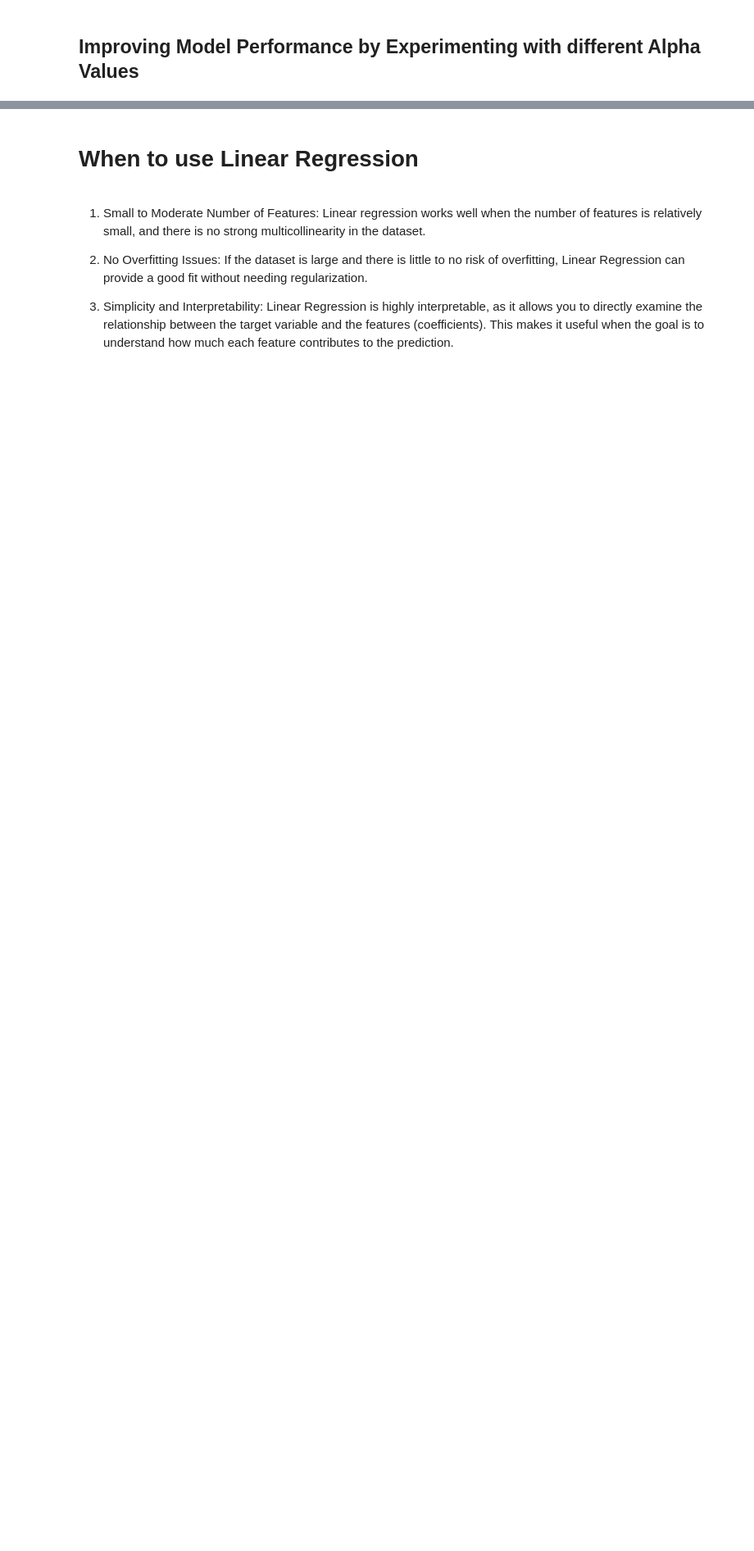
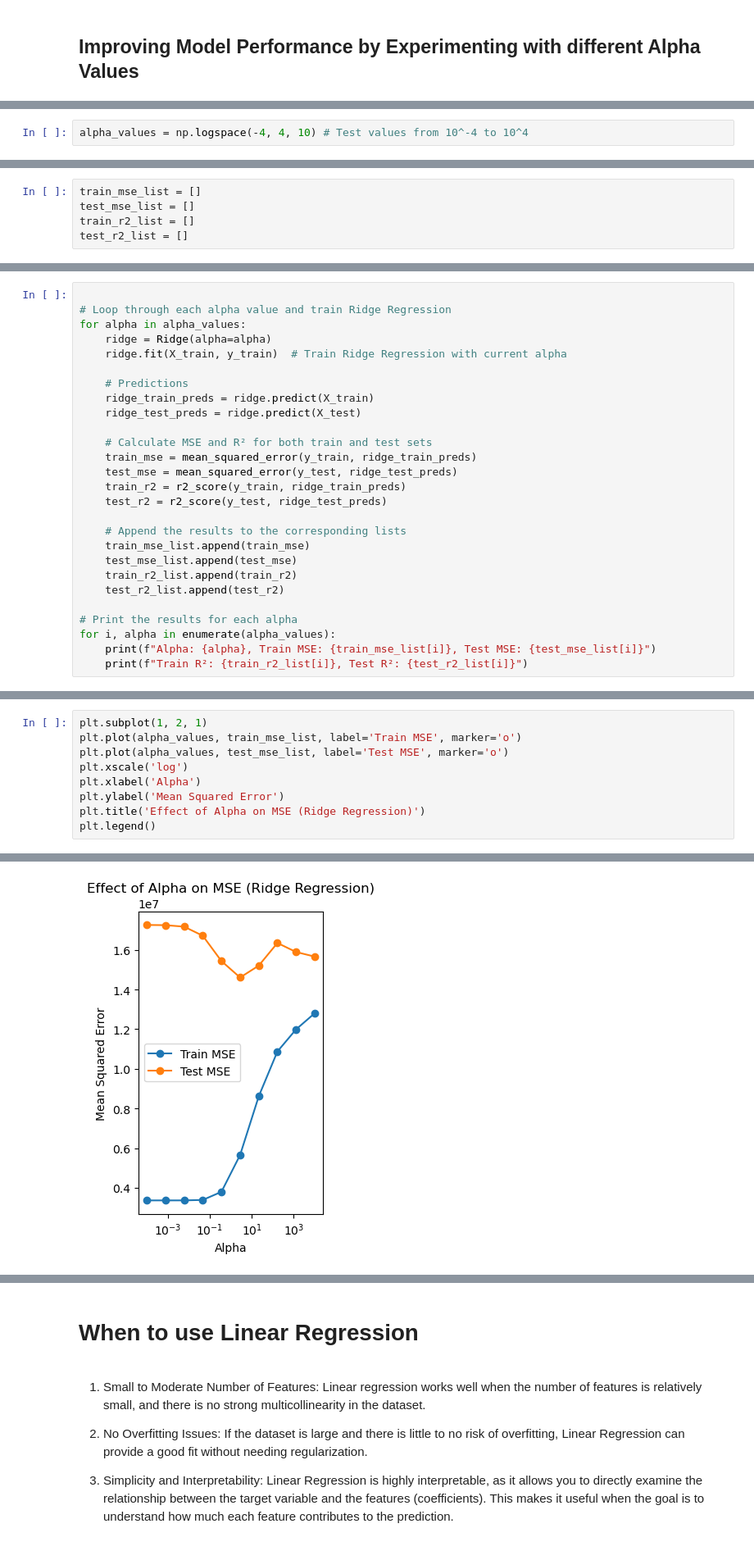
Before and after one commit to MinHanRyu/sc5002lab2, a Jupyter notebook: sc5002_lab2.ipynb, the cells around one changed output, grey strips where cells are left out. Shown at 82% size. Saved outputs shown, nothing was run; the diff lists cells and outputs as text; blank space fills up the shorter version.

```diff
--- a/sc5002_lab2.ipynb
+++ b/sc5002_lab2.ipynb
@@ -366,0 +330,2 @@ plt.show()
+# %%
+alpha_values = np.logspace(-4, 4, 10) # Test values from 10^-4 to 10^4
@@ -366,0 +334,5 @@ plt.show()
+# %%
+train_mse_list = []
+test_mse_list = []
+train_r2_list = []
+test_r2_list = []
@@ -366,0 +341,27 @@ plt.show()
+# %%
+
+# Loop through each alpha value and train Ridge Regression
+for alpha in alpha_values:
+    ridge = Ridge(alpha=alpha)
+    ridge.fit(X_train, y_train)  # Train Ridge Regression with current alpha
+
+    # Predictions
+    ridge_train_preds = ridge.predict(X_train)
+    ridge_test_preds = ridge.predict(X_test)
+
+    # Calculate MSE and R² for both train and test sets
+    train_mse = mean_squared_error(y_train, ridge_train_preds)
+    test_mse = mean_squared_error(y_test, ridge_test_preds)
+    train_r2 = r2_score(y_train, ridge_train_preds)
+    test_r2 = r2_score(y_test, ridge_test_preds)
+
+    # Append the results to the corresponding lists
+    train_mse_list.append(train_mse)
+    test_mse_list.append(test_mse)
+    train_r2_list.append(train_r2)
+    test_r2_list.append(test_r2)
+
+# Print the results for each alpha
+for i, alpha in enumerate(alpha_values):
+    print(f"Alpha: {alpha}, Train MSE: {train_mse_list[i]}, Test MSE: {test_mse_list[i]}")
+    print(f"Train R²: {train_r2_list[i]}, Test R²: {test_r2_list[i]}")
@@ -366,0 +404,10 @@ plt.show()
+# %%
+plt.subplot(1, 2, 1)
+plt.plot(alpha_values, train_mse_list, label='Train MSE', marker='o')
+plt.plot(alpha_values, test_mse_list, label='Test MSE', marker='o')
+plt.xscale('log')
+plt.xlabel('Alpha')
+plt.ylabel('Mean Squared Error')
+plt.title('Effect of Alpha on MSE (Ridge Regression)')
+plt.legend()
+# %% [output]
@@ -366,0 +415 @@ plt.show()
+[figure, added]
```
Also changed, not shown: parts of 15 cells of this notebook.
